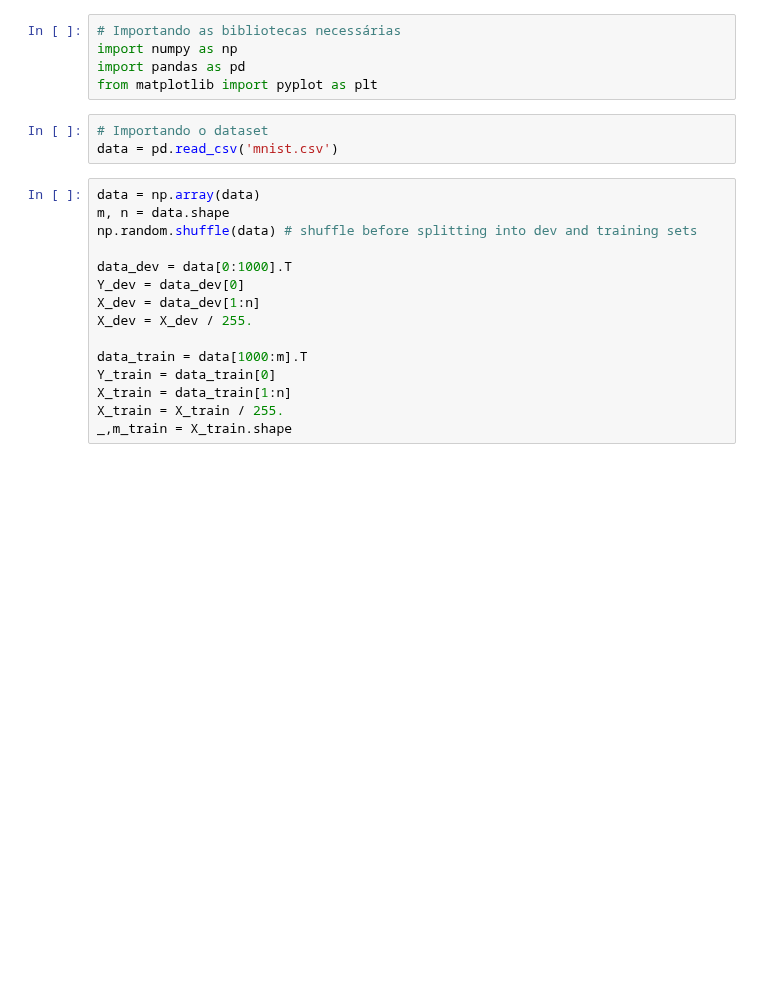
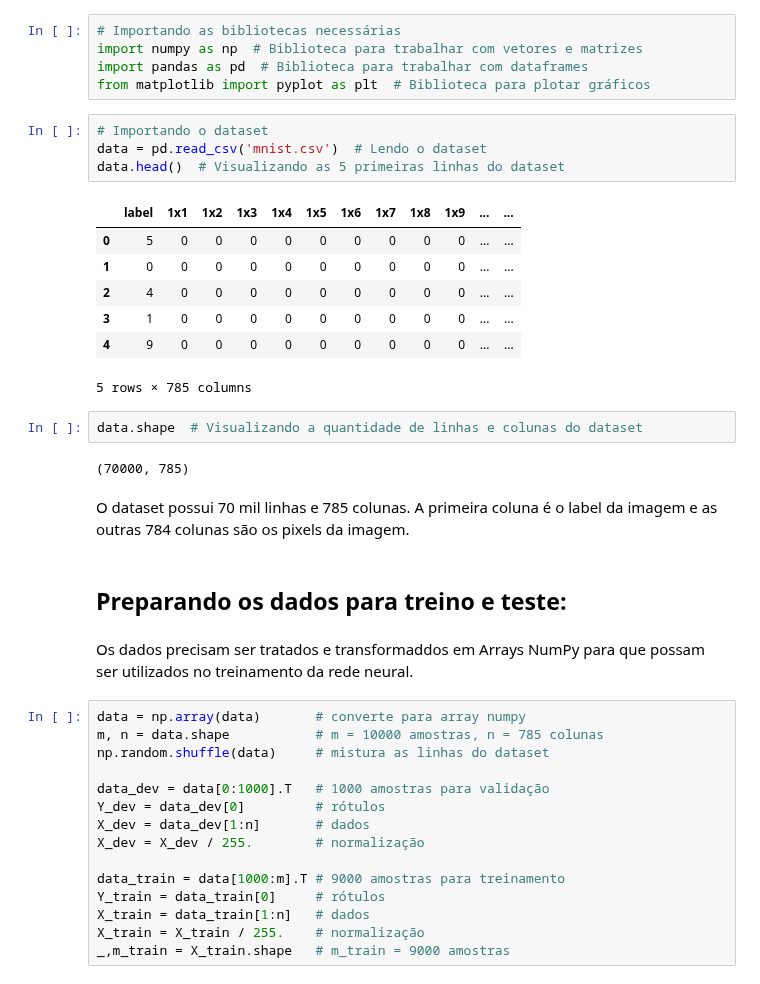
Before and after one commit to FelipeSeleme/rede_neural_classificatoria_mnist, a Jupyter notebook: classificacao_numeros.ipynb, the cells around one changed output. Drawn from its saved outputs; the diff is of its cells as text; blank space fills up the shorter version.

```diff
--- a/classificacao_numeros.ipynb
+++ b/classificacao_numeros.ipynb
@@ -5,26 +16,45 @@ O dataset possui 60.000 imagens para treino e 10.000 imagens para teste. Cada im
 # %%
 # Importando as bibliotecas necessárias
-import numpy as np
-import pandas as pd
-from matplotlib import pyplot as plt
+import numpy as np  # Biblioteca para trabalhar com vetores e matrizes
+import pandas as pd  # Biblioteca para trabalhar com dataframes
+from matplotlib import pyplot as plt  # Biblioteca para plotar gráficos
 # %%
 # Importando o dataset
-data = pd.read_csv('mnist.csv')
+data = pd.read_csv('mnist.csv')  # Lendo o dataset
+data.head()  # Visualizando as 5 primeiras linhas do dataset
+# %% [output]
+|  | label | 1x1 | 1x2 | 1x3 | 1x4 | 1x5 | 1x6 | 1x7 | 1x8 | 1x9 | ... | ... |
+| 0 | 5 | 0 | 0 | 0 | 0 | 0 | 0 | 0 | 0 | 0 | ... | ... |
+| 1 | 0 | 0 | 0 | 0 | 0 | 0 | 0 | 0 | 0 | 0 | ... | ... |
+| 2 | 4 | 0 | 0 | 0 | 0 | 0 | 0 | 0 | 0 | 0 | ... | ... |
+| 3 | 1 | 0 | 0 | 0 | 0 | 0 | 0 | 0 | 0 | 0 | ... | ... |
+| 4 | 9 | 0 | 0 | 0 | 0 | 0 | 0 | 0 | 0 | 0 | ... | ... |
+5 rows × 785 columns
+# %%
+data.shape  # Visualizando a quantidade de linhas e colunas do dataset
+# %% [output]
+(70000, 785)
+# %% [markdown]
+O dataset possui 70 mil linhas e 785 colunas. A primeira coluna é o label da imagem e as outras 784 colunas são os pixels da imagem.
+# %% [markdown]
+## Preparando os dados para treino e teste:
+# %% [markdown]
+Os dados precisam ser tratados e transformaddos em Arrays NumPy para que possam ser utilizados no treinamento da rede neural.
 # %%
-data = np.array(data)
-m, n = data.shape
-np.random.shuffle(data) # shuffle before splitting into dev and training sets
+data = np.array(data)       # converte para array numpy
+m, n = data.shape           # m = 10000 amostras, n = 785 colunas
+np.random.shuffle(data)     # mistura as linhas do dataset
 
-data_dev = data[0:1000].T
-Y_dev = data_dev[0]
-X_dev = data_dev[1:n]
-X_dev = X_dev / 255.
+data_dev = data[0:1000].T   # 1000 amostras para validação
+Y_dev = data_dev[0]         # rótulos
+X_dev = data_dev[1:n]       # dados
+X_dev = X_dev / 255.        # normalização
 
-data_train = data[1000:m].T
-Y_train = data_train[0]
-X_train = data_train[1:n]
-X_train = X_train / 255.
-_,m_train = X_train.shape
+data_train = data[1000:m].T # 9000 amostras para treinamento
+Y_train = data_train[0]     # rótulos
+X_train = data_train[1:n]   # dados
+X_train = X_train / 255.    # normalização
+_,m_train = X_train.shape   # m_train = 9000 amostras
 # %%
 Y_train
 # %% [output]
```
Also changed, not shown: parts of 21 cells of this notebook, 1 other file.
